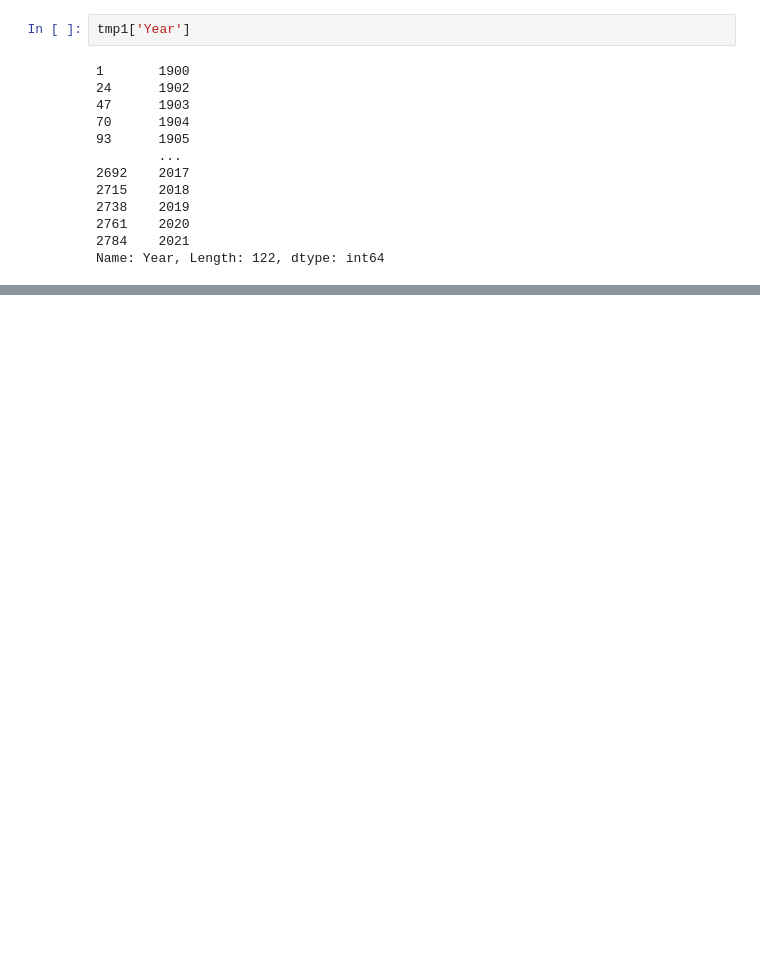
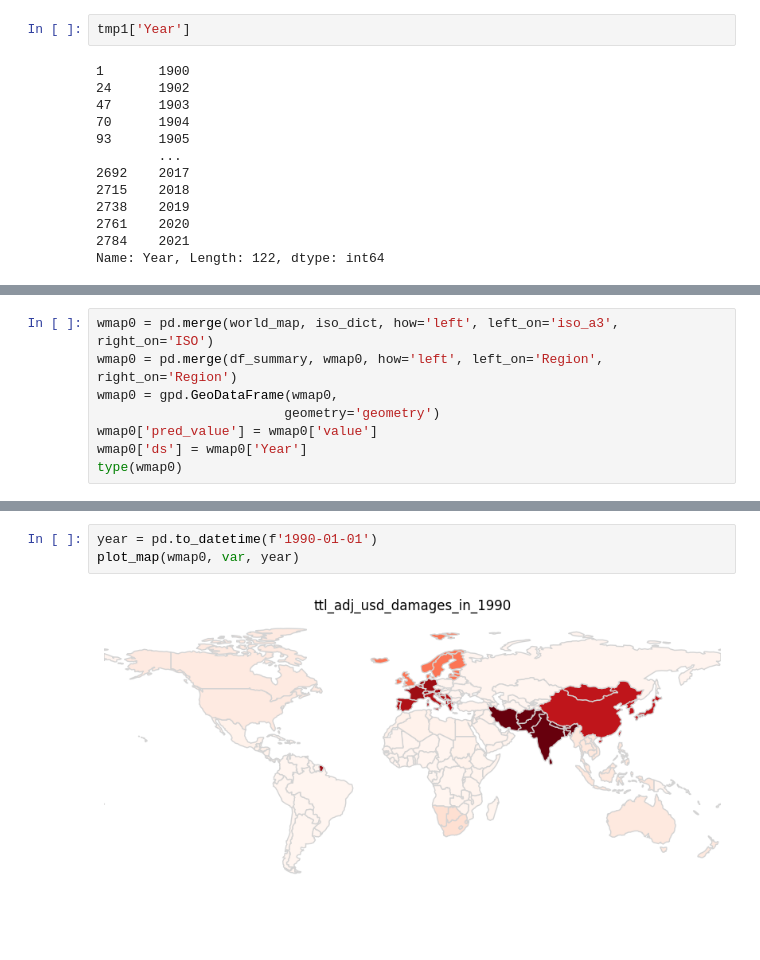
Before and after one commit to Globant-CodeFest/teamElevenEleven, a Jupyter notebook: eda_datos.ipynb, the cells around one changed output, grey strips where cells are left out. Saved outputs shown, nothing was run; the diff lists cells and outputs as text; blank space fills up the shorter version.

```diff
--- a/eda_datos.ipynb
+++ b/eda_datos.ipynb
@@ -317,0 +432,8 @@ df
+# %%
+wmap0 = pd.merge(world_map, iso_dict, how='left', left_on='iso_a3', right_on='ISO')
+wmap0 = pd.merge(df_summary, wmap0, how='left', left_on='Region', right_on='Region')
+wmap0 = gpd.GeoDataFrame(wmap0,
+                        geometry='geometry')
+wmap0['pred_value'] = wmap0['value']
+wmap0['ds'] = wmap0['Year']
+type(wmap0)
@@ -317,0 +492,5 @@ df
+# %%
+year = pd.to_datetime(f'1990-01-01')
+plot_map(wmap0, var, year)
+# %% [output]
+[figure, added]
```
Also changed, not shown: parts of 32 cells of this notebook, 1 other file.
